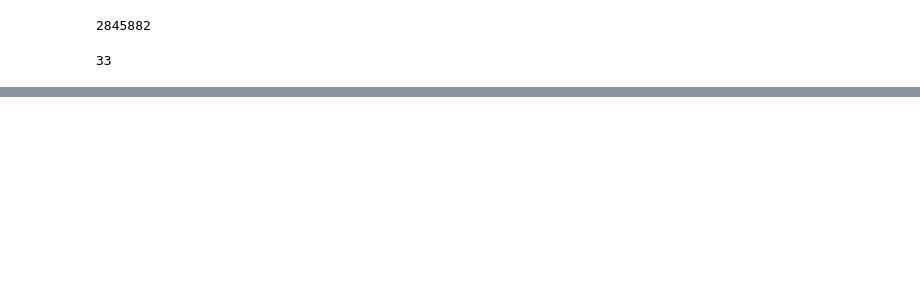
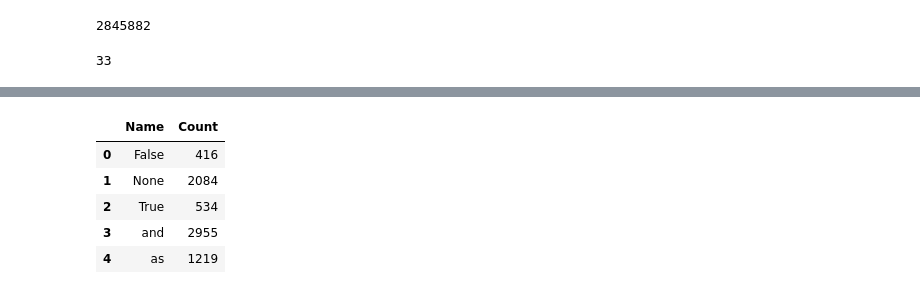
Before and after one commit to MCParab/Fun-With-RNNs, a Jupyter notebook: python_code_text_processing.ipynb, the cells around one changed output, grey strips where cells are left out. Cells and saved outputs as stored; diff of their text form; code cells hidden in the pictures; blank space fills up the shorter version.

```diff
--- a/python_code_text_processing.ipynb
+++ b/python_code_text_processing.ipynb
@@ -19,0 +95,9 @@ print(len(keyword_list))
+# %%
+df.head()
+# %% [output]
+|  | Name | Count |
+| 0 | False | 416 |
+| 1 | None | 2084 |
+| 2 | True | 534 |
+| 3 | and | 2955 |
+| 4 | as | 1219 |
```
Also changed, not shown: parts of 14 cells of this notebook, 2 other files.
